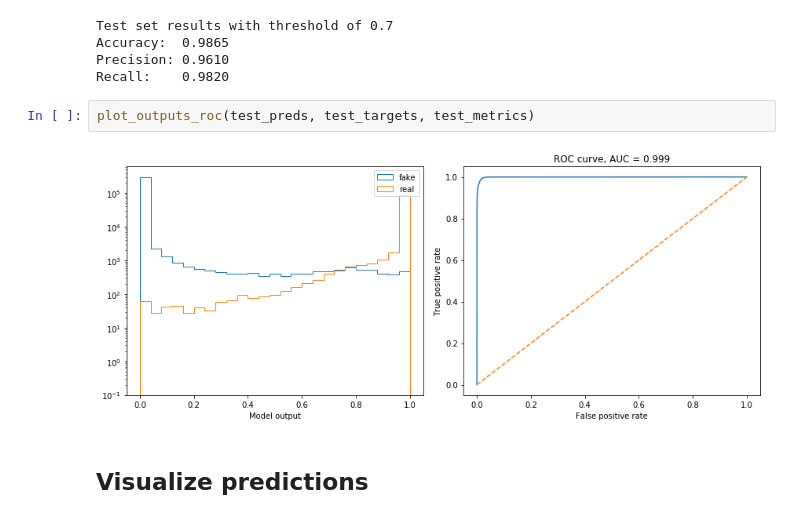
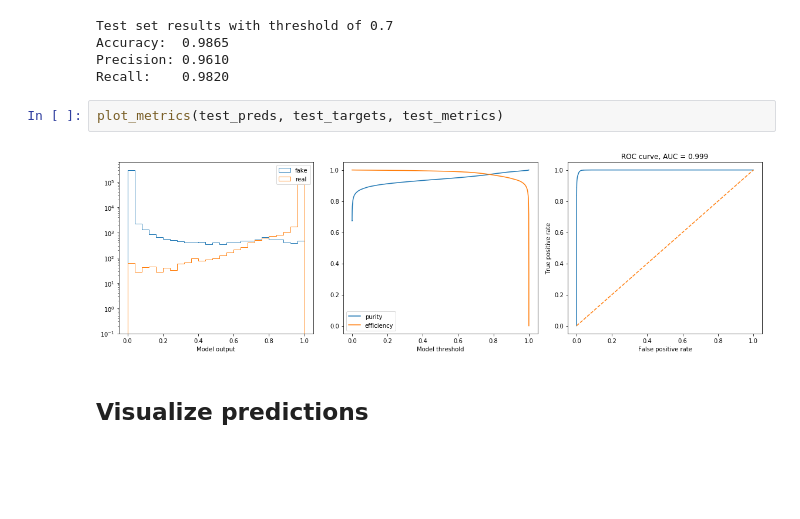
Before and after one commit to murnanedaniel/eta-tracker, a Jupyter notebook: notebooks/GNNEvaluation_med.ipynb, the cells around one changed output. Cells and saved outputs as stored; diff of their text form; blank space fills up the shorter version.

```diff
--- a/notebooks/GNNEvaluation_med.ipynb
+++ b/notebooks/GNNEvaluation_med.ipynb
@@ -122,9 +137,9 @@ Accuracy:  0.9865
 Precision: 0.9610
 Recall:    0.9820
 # %%
-plot_outputs_roc(test_preds, test_targets, test_metrics)
+plot_metrics(test_preds, test_targets, test_metrics)
 # %% [output]
-[figure, old version]
+[figure, new version]
 # %% [markdown]
 ## Visualize predictions
 # %%
```
Also changed, not shown: parts of 5 cells of this notebook, 1 other file.
